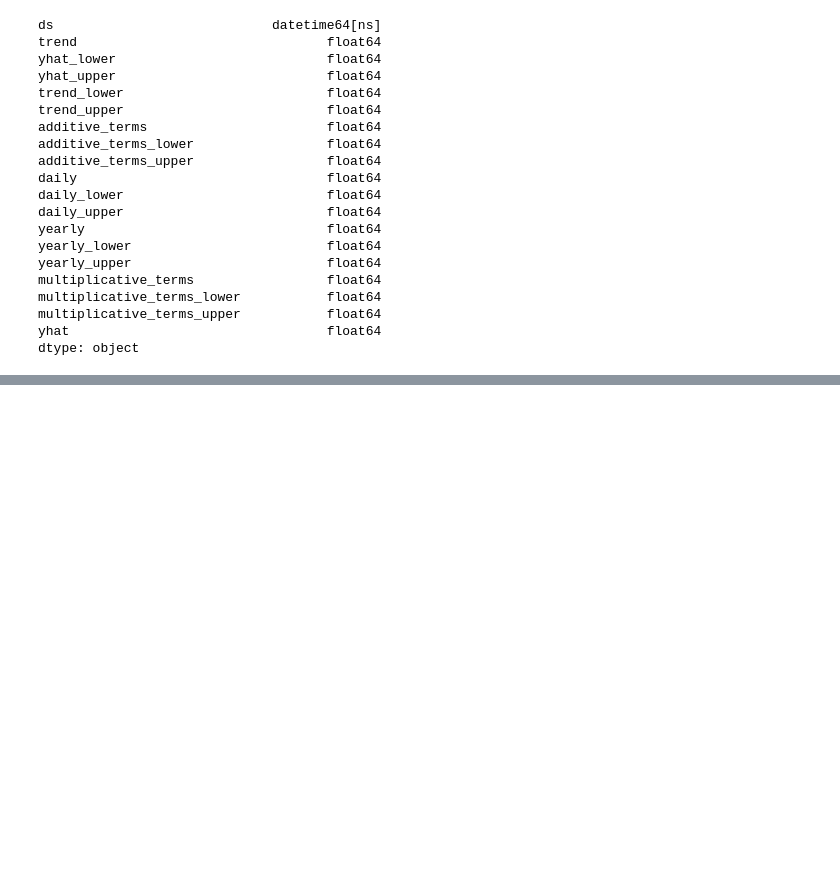
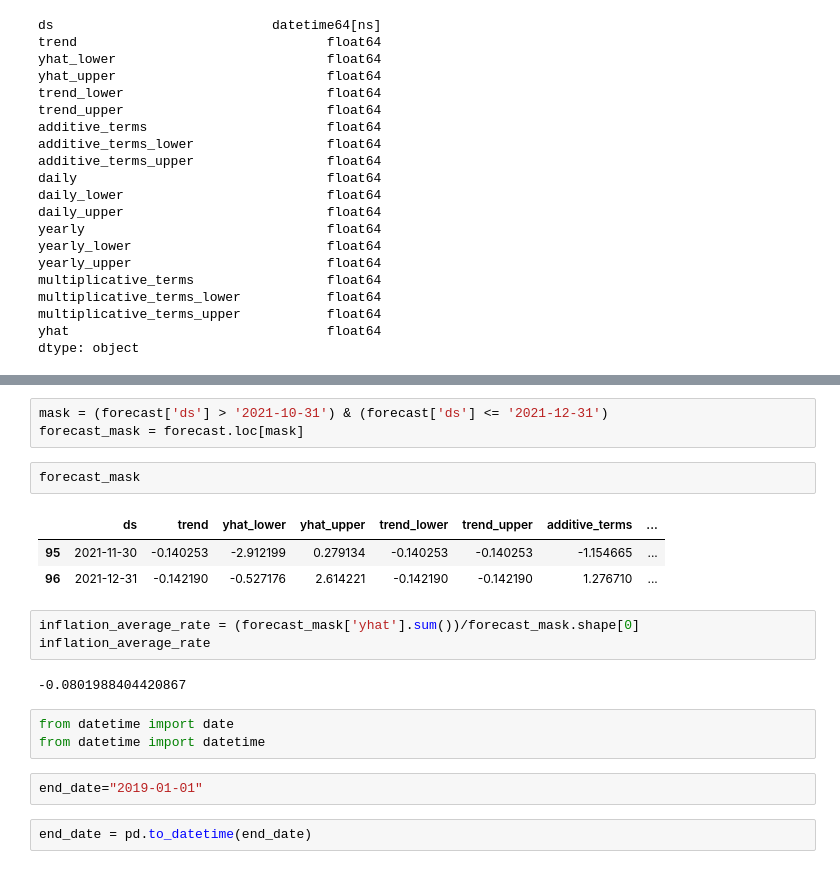
Before and after one commit to farelarden/Dicoding-Capstone-ML, a Jupyter notebook: Notebooks/Machine Learning Model/Facebook_Prophet.ipynb, the cells around one changed output, grey strips where cells are left out. Drawn from its saved outputs; the diff is of its cells as text; blank space fills up the shorter version.

```diff
--- a/Notebooks/Machine Learning Model/Facebook_Prophet.ipynb
+++ b/Notebooks/Machine Learning Model/Facebook_Prophet.ipynb
@@ -154,0 +194,21 @@ array([0.06283364])
+# %%
+mask = (forecast['ds'] > '2021-10-31') & (forecast['ds'] <= '2021-12-31')
+forecast_mask = forecast.loc[mask]
+# %%
+forecast_mask
+# %% [output]
+|  | ds | trend | yhat_lower | yhat_upper | trend_lower | trend_upper | additive_terms | ... |
+| 95 | 2021-11-30 | -0.140253 | -2.912199 | 0.279134 | -0.140253 | -0.140253 | -1.154665 | ... |
+| 96 | 2021-12-31 | -0.142190 | -0.527176 | 2.614221 | -0.142190 | -0.142190 | 1.276710 | ... |
+# %%
+inflation_average_rate = (forecast_mask['yhat'].sum())/forecast_mask.shape[0]
+inflation_average_rate
+# %% [output]
+-0.0801988404420867
+# %%
+from datetime import date
+from datetime import datetime
+# %%
+end_date="2019-01-01"
+# %%
+end_date = pd.to_datetime(end_date)
```
Also changed, not shown: parts of 23 cells of this notebook, 1 other file.
